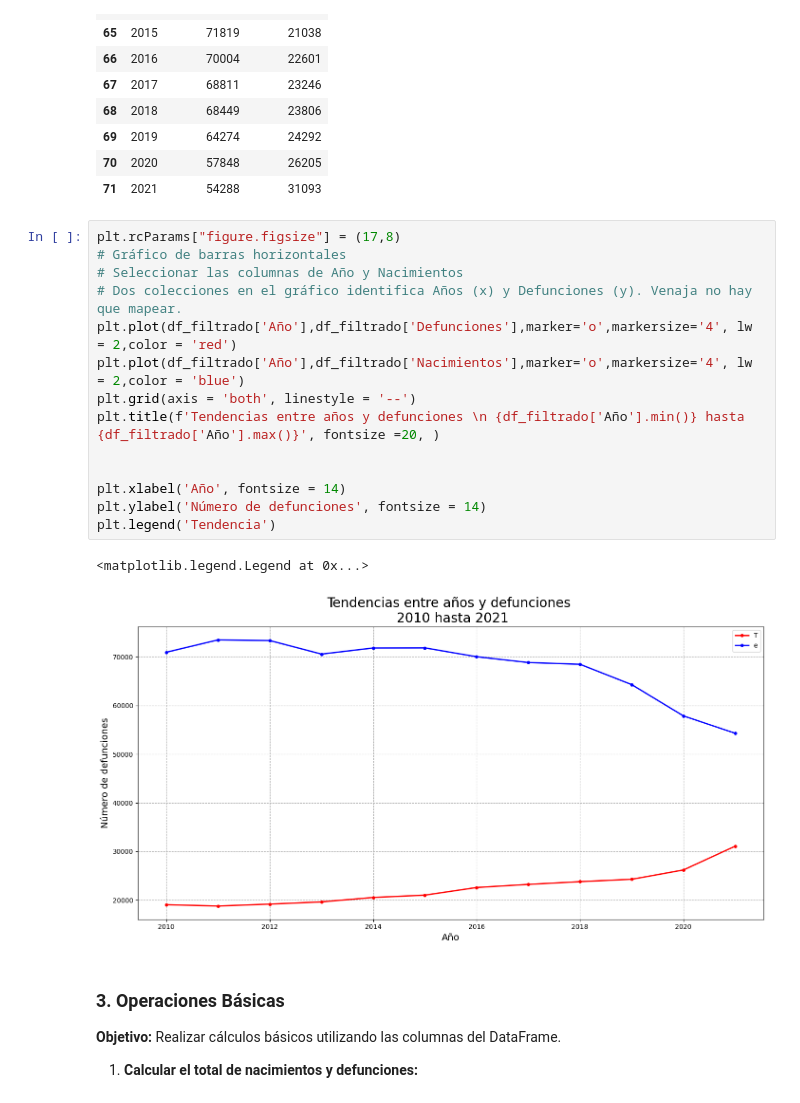
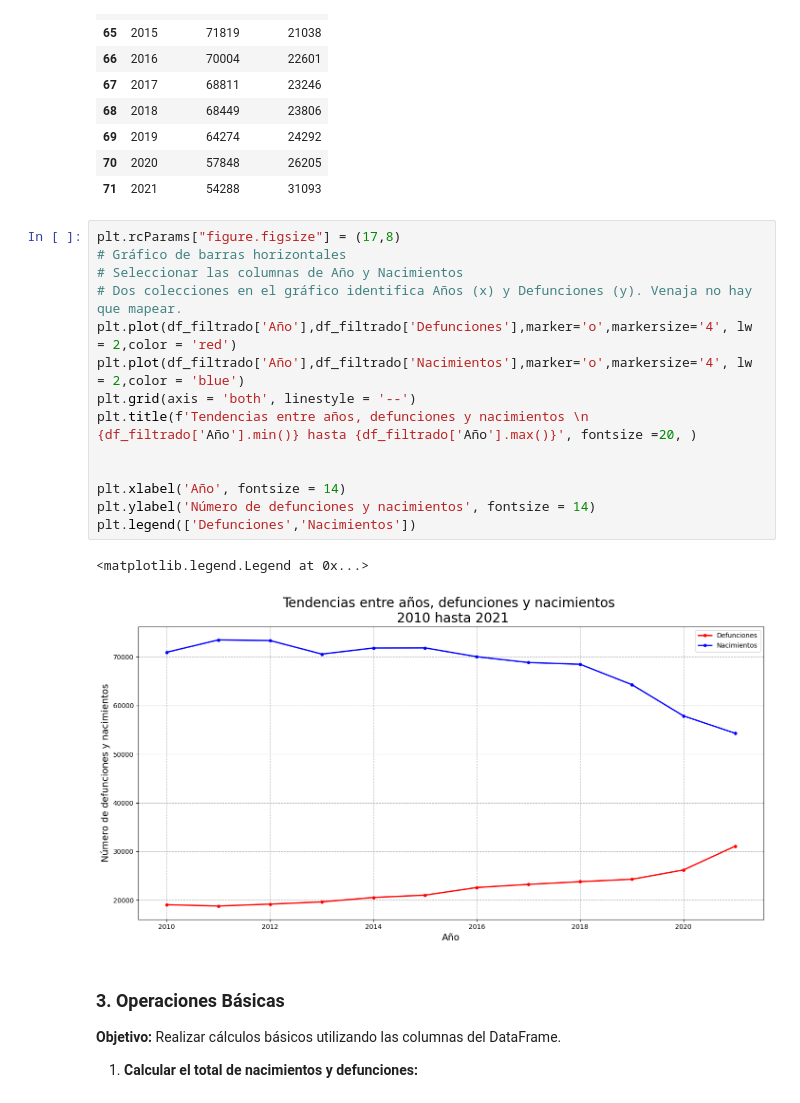
Before and after one commit to Eric2175/Programacion-Python-Basico-GRUPO-1---6181133432, a Jupyter notebook: Tarea/Tarea Semana 12.ipynb, the cells around one changed output. Cells and saved outputs as stored; diff of their text form.

```diff
--- a/Tarea/Tarea Semana 12.ipynb
+++ b/Tarea/Tarea Semana 12.ipynb
@@ -146,20 +146,20 @@ df_filtrado
 # %%
 plt.rcParams["figure.figsize"] = (17,8)
 # Gráfico de barras horizontales
 # Seleccionar las columnas de Año y Nacimientos
 # Dos colecciones en el gráfico identifica Años (x) y Defunciones (y). Venaja no hay que mapear.
 plt.plot(df_filtrado['Año'],df_filtrado['Defunciones'],marker='o',markersize='4', lw = 2,color = 'red')
 plt.plot(df_filtrado['Año'],df_filtrado['Nacimientos'],marker='o',markersize='4', lw = 2,color = 'blue')
 plt.grid(axis = 'both', linestyle = '--')
-plt.title(f'Tendencias entre años y defunciones \n {df_filtrado['Año'].min()} hasta {df_filtrado['Año'].max()}', fontsize =20, )
+plt.title(f'Tendencias entre años, defunciones y nacimientos \n {df_filtrado['Año'].min()} hasta {df_filtrado['Año'].max()}', fontsize =20, )
 
 
 plt.xlabel('Año', fontsize = 14)
-plt.ylabel('Número de defunciones', fontsize = 14)
-plt.legend('Tendencia')
+plt.ylabel('Número de defunciones y nacimientos', fontsize = 14)
+plt.legend(['Defunciones','Nacimientos'])
 # %% [output]
 <matplotlib.legend.Legend at 0x...>
-[figure, old version]
+[figure, new version]
 # %% [markdown]
 ### **3\. Operaciones Básicas**
 
```
Also changed, not shown: parts of 6 cells of this notebook.
